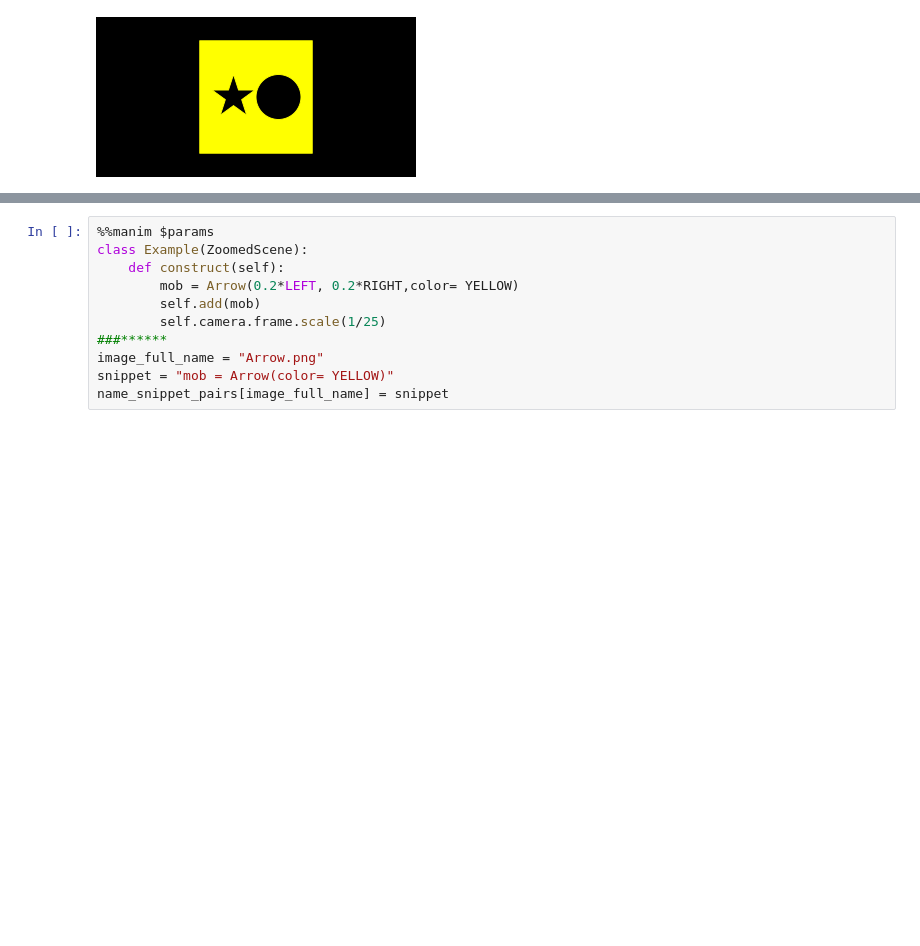
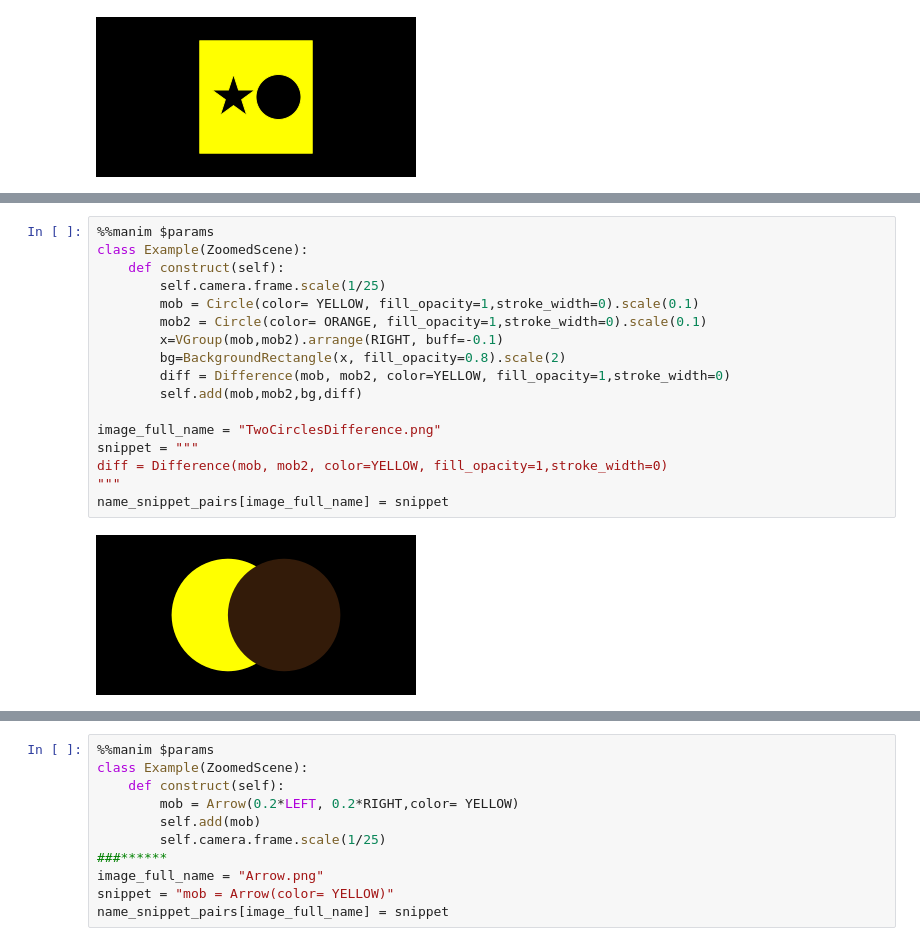
Before and after one commit to kolibril13/mobject-gallery, a Jupyter notebook: Mobjects_Basics.ipynb, the cells around one changed output, grey strips where cells are left out. Cells and saved outputs as stored; diff of their text form; blank space fills up the shorter version.

```diff
--- a/Mobjects_Basics.ipynb
+++ b/Mobjects_Basics.ipynb
@@ -446,0 +501,19 @@ name_snippet_pairs[image_full_name] = snippet
+# %%
+%%manim $params
+class Example(ZoomedScene):
+    def construct(self):
+        self.camera.frame.scale(1/25)
+        mob = Circle(color= YELLOW, fill_opacity=1,stroke_width=0).scale(0.1)
+        mob2 = Circle(color= ORANGE, fill_opacity=1,stroke_width=0).scale(0.1)
+        x=VGroup(mob,mob2).arrange(RIGHT, buff=-0.1)
+        bg=BackgroundRectangle(x, fill_opacity=0.8).scale(2)
+        diff = Difference(mob, mob2, color=YELLOW, fill_opacity=1,stroke_width=0)
+        self.add(mob,mob2,bg,diff)
+
+image_full_name = "TwoCirclesDifference.png"
+snippet = """
+diff = Difference(mob, mob2, color=YELLOW, fill_opacity=1,stroke_width=0)
+"""
+name_snippet_pairs[image_full_name] = snippet
+# %% [output]
+[figure, added]
```
Also changed, not shown: parts of 6 cells of this notebook, 55 other files.
